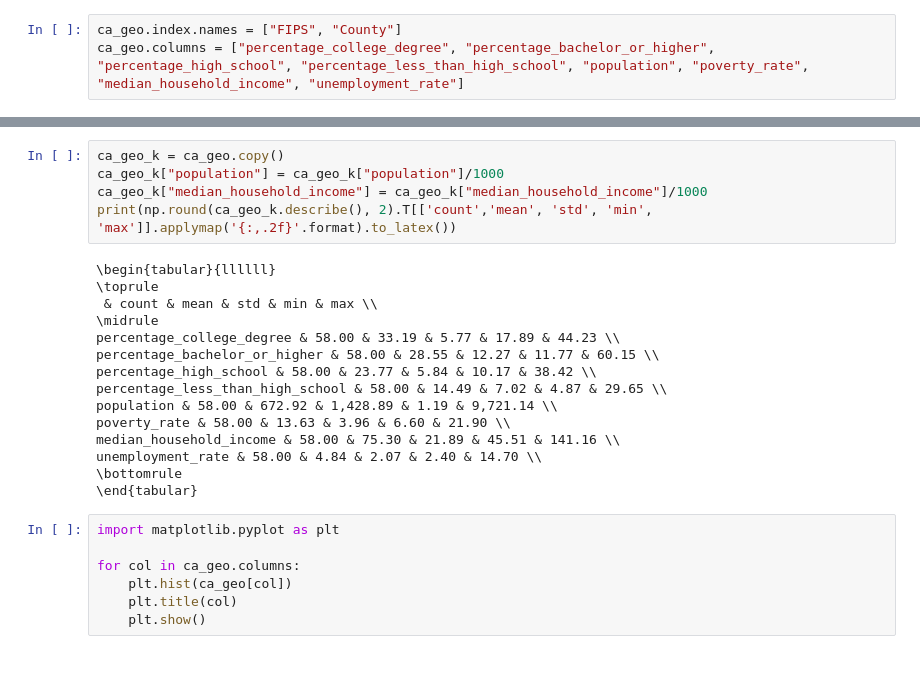
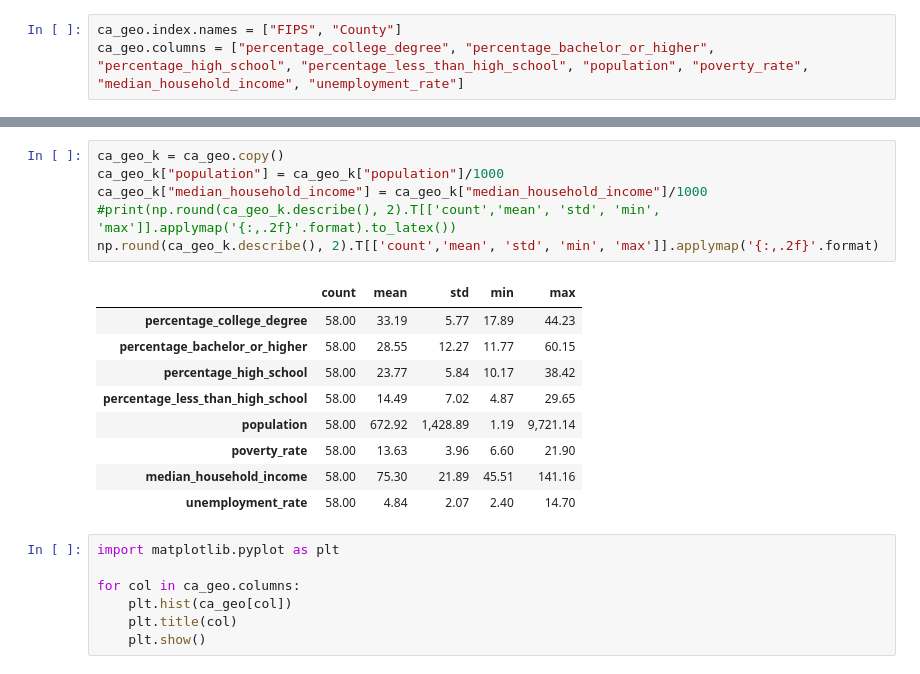
Before and after one commit to HaukeSchwarz/Thesis, a Jupyter notebook: notebooks/California_Economic_Cleaning.ipynb, the cells around one changed output, grey strips where cells are left out. Saved outputs shown, nothing was run; the diff lists cells and outputs as text.

```diff
--- a/notebooks/California_Economic_Cleaning.ipynb
+++ b/notebooks/California_Economic_Cleaning.ipynb
@@ -185,23 +185,19 @@ ca_geo.describe()
 # %%
 ca_geo_k = ca_geo.copy()
 ca_geo_k["population"] = ca_geo_k["population"]/1000
 ca_geo_k["median_household_income"] = ca_geo_k["median_household_income"]/1000
-print(np.round(ca_geo_k.describe(), 2).T[['count','mean', 'std', 'min', 'max']].applymap('{:,.2f}'.format).to_latex())
+#print(np.round(ca_geo_k.describe(), 2).T[['count','mean', 'std', 'min', 'max']].applymap('{:,.2f}'.format).to_latex())
+np.round(ca_geo_k.describe(), 2).T[['count','mean', 'std', 'min', 'max']].applymap('{:,.2f}'.format)
 # %% [output]
-\begin{tabular}{llllll}
-\toprule
- & count & mean & std & min & max \\
-\midrule
-percentage_college_degree & 58.00 & 33.19 & 5.77 & 17.89 & 44.23 \\
-percentage_bachelor_or_higher & 58.00 & 28.55 & 12.27 & 11.77 & 60.15 \\
-percentage_high_school & 58.00 & 23.77 & 5.84 & 10.17 & 38.42 \\
-percentage_less_than_high_school & 58.00 & 14.49 & 7.02 & 4.87 & 29.65 \\
-population & 58.00 & 672.92 & 1,428.89 & 1.19 & 9,721.14 \\
-poverty_rate & 58.00 & 13.63 & 3.96 & 6.60 & 21.90 \\
-median_household_income & 58.00 & 75.30 & 21.89 & 45.51 & 141.16 \\
-unemployment_rate & 58.00 & 4.84 & 2.07 & 2.40 & 14.70 \\
-\bottomrule
-\end{tabular}
+|  | count | mean | std | min | max |
+| percentage_college_degree | 58.00 | 33.19 | 5.77 | 17.89 | 44.23 |
+| percentage_bachelor_or_higher | 58.00 | 28.55 | 12.27 | 11.77 | 60.15 |
+| percentage_high_school | 58.00 | 23.77 | 5.84 | 10.17 | 38.42 |
+| percentage_less_than_high_school | 58.00 | 14.49 | 7.02 | 4.87 | 29.65 |
+| population | 58.00 | 672.92 | 1,428.89 | 1.19 | 9,721.14 |
+| poverty_rate | 58.00 | 13.63 | 3.96 | 6.60 | 21.90 |
+| median_household_income | 58.00 | 75.30 | 21.89 | 45.51 | 141.16 |
+| unemployment_rate | 58.00 | 4.84 | 2.07 | 2.40 | 14.70 |
 # %%
 import matplotlib.pyplot as plt
 
```
